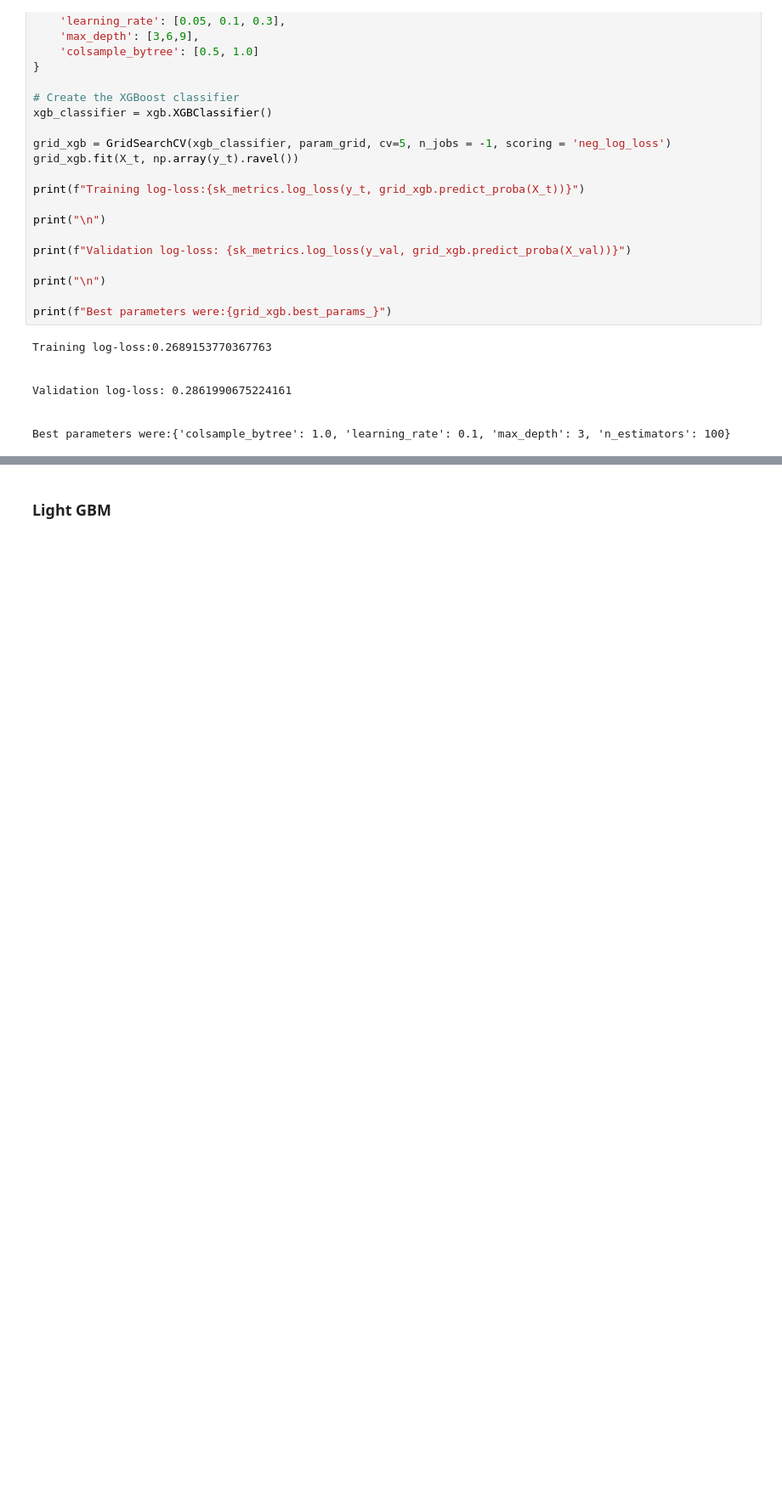
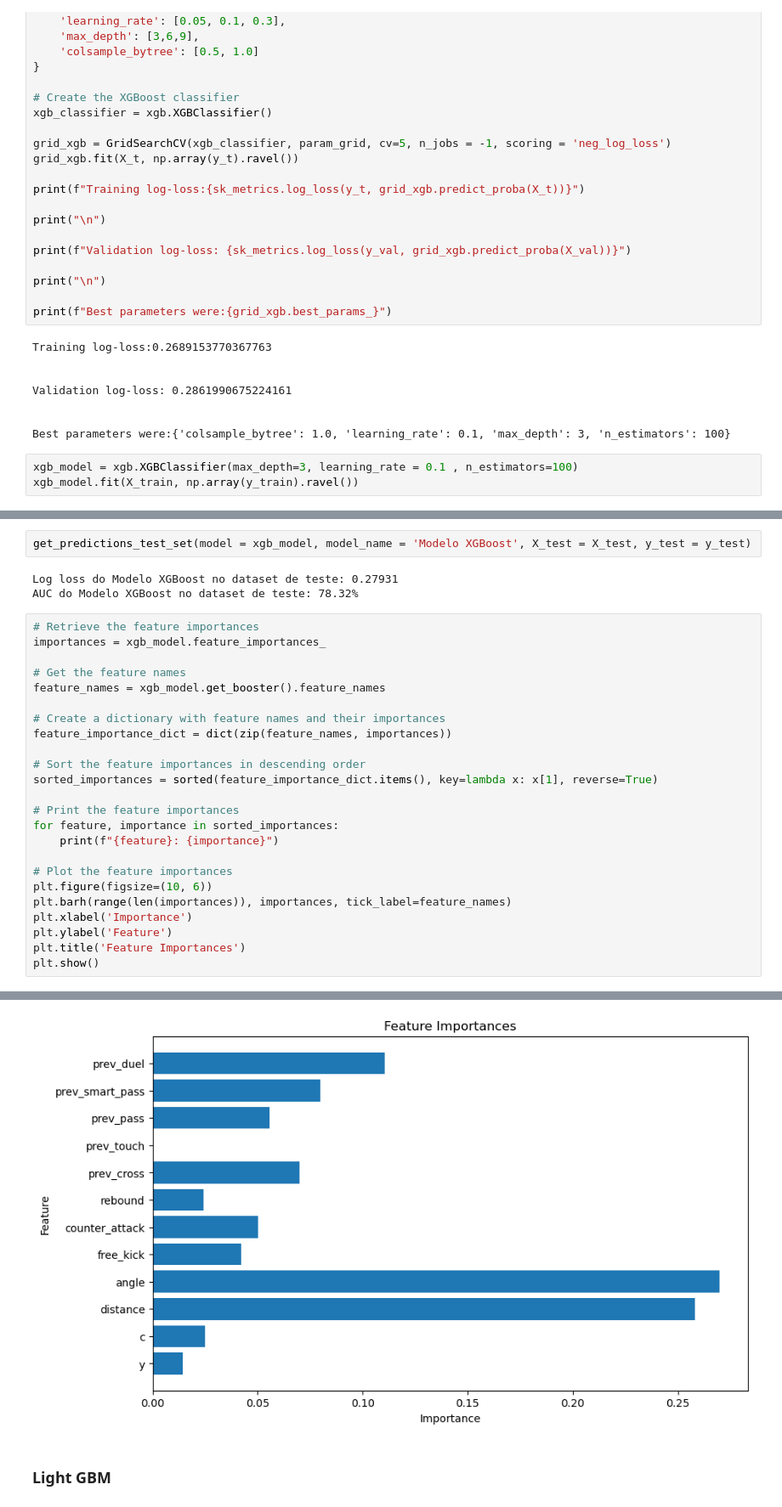
Before and after one commit to lucasmaretti/football_analytics, a Jupyter notebook: 02_modelagem.ipynb, the cells around one changed output, grey strips where cells are left out. Shown at 85% size. Cells and saved outputs as stored; diff of their text form; blank space fills up the shorter version.

```diff
--- a/02_modelagem.ipynb
+++ b/02_modelagem.ipynb
@@ -261,3 +272,6 @@ Validation log-loss: 0.2861990675224161
 
 
 Best parameters were:{'colsample_bytree': 1.0, 'learning_rate': 0.1, 'max_depth': 3, 'n_estimators': 100}
+# %%
+xgb_model = xgb.XGBClassifier(max_depth=3, learning_rate = 0.1 , n_estimators=100)
+xgb_model.fit(X_train, np.array(y_train).ravel())
@@ -263,0 +290,30 @@ Best parameters were:{'colsample_bytree': 1.0, 'learning_rate': 0.1, 'max_depth'
+# %%
+get_predictions_test_set(model = xgb_model, model_name = 'Modelo XGBoost', X_test = X_test, y_test = y_test)
+# %% [output]
+Log loss do Modelo XGBoost no dataset de teste: 0.27931
+AUC do Modelo XGBoost no dataset de teste: 78.32%
+# %%
+# Retrieve the feature importances
+importances = xgb_model.feature_importances_
+
+# Get the feature names
+feature_names = xgb_model.get_booster().feature_names
+
+# Create a dictionary with feature names and their importances
+feature_importance_dict = dict(zip(feature_names, importances))
+
+# Sort the feature importances in descending order
+sorted_importances = sorted(feature_importance_dict.items(), key=lambda x: x[1], reverse=True)
+
+# Print the feature importances
+for feature, importance in sorted_importances:
+    print(f"{feature}: {importance}")
+
+# Plot the feature importances
+plt.figure(figsize=(10, 6))
+plt.barh(range(len(importances)), importances, tick_label=feature_names)
+plt.xlabel('Importance')
+plt.ylabel('Feature')
+plt.title('Feature Importances')
+plt.show()
+# %% [output]
@@ -264,3 +332,4 @@ Best parameters were:{'colsample_bytree': 1.0, 'learning_rate': 0.1, 'max_depth'
+[figure, added]
 # %% [markdown]
 ### Light GBM
 # %%
```
Also changed, not shown: parts of 13 cells of this notebook, 7 other files.
